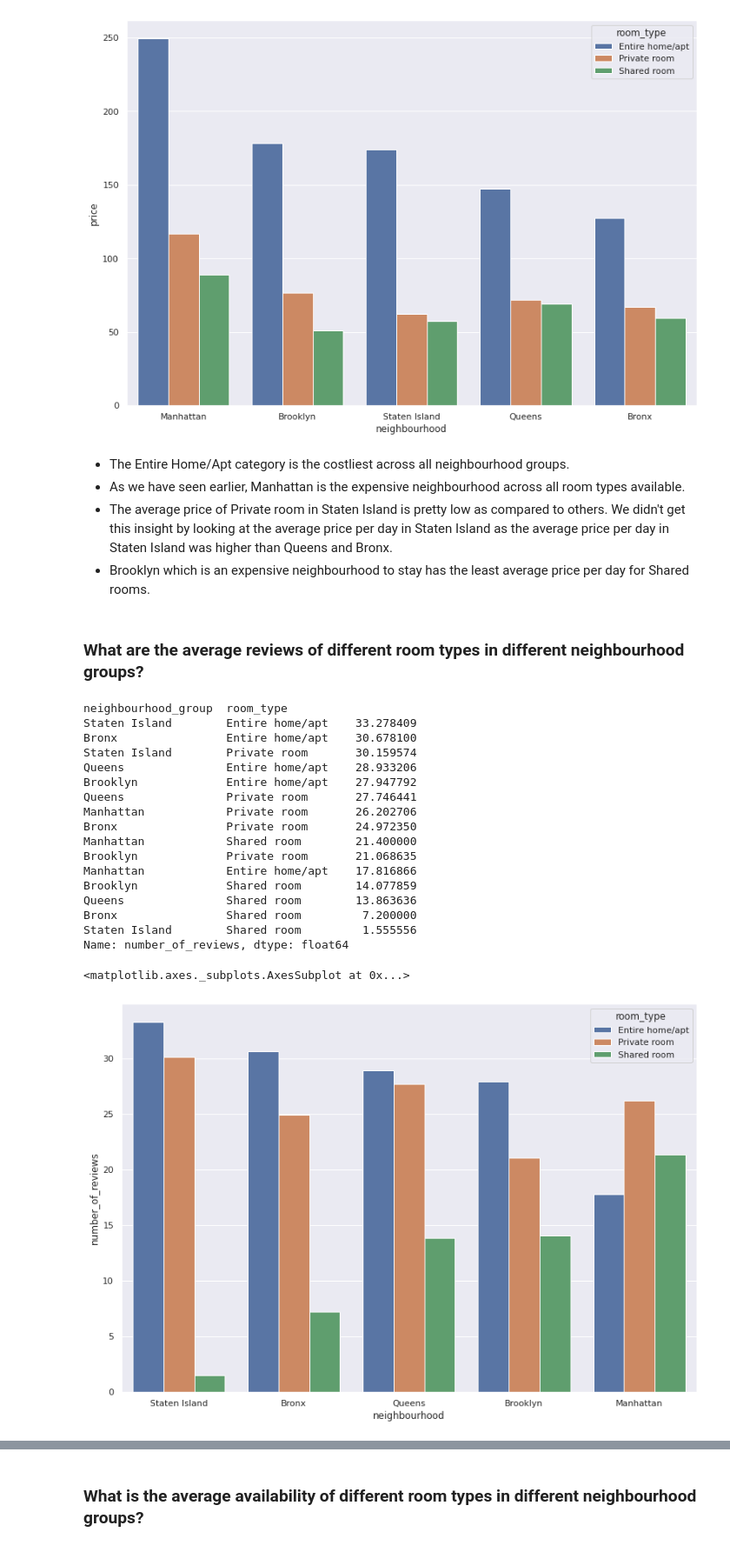
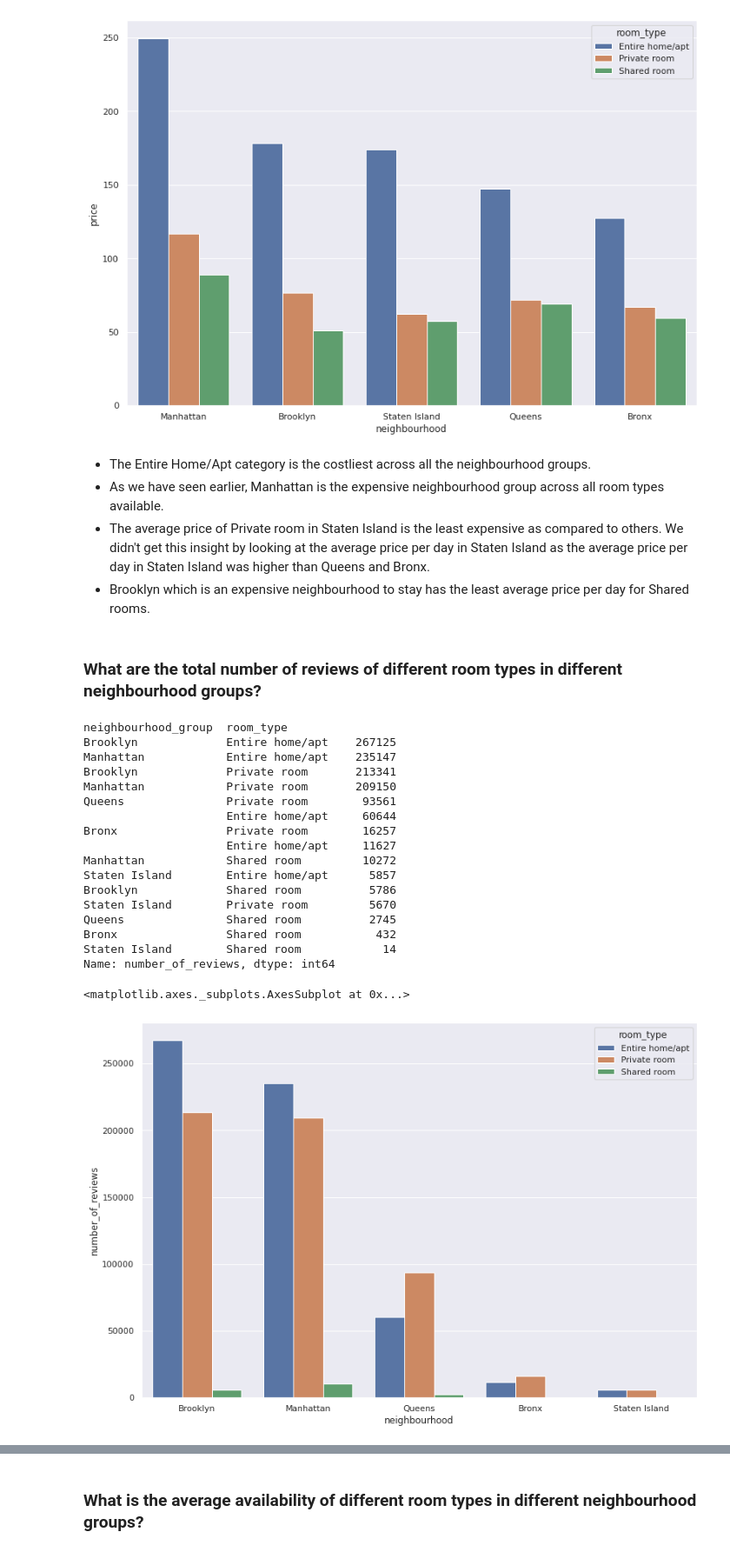
Before and after one commit to Rudrajit12/Airbnb-Bookings-Analysis, a Jupyter notebook: Airbnb_Bookings_Analysis_Capstone_Project.ipynb, the cells around one changed output, grey strips where cells are left out. Shown at 87% size. Drawn from its saved outputs; the diff is of its cells as text; code cells hidden in the pictures.

```diff
--- a/Airbnb_Bookings_Analysis_Capstone_Project.ipynb
+++ b/Airbnb_Bookings_Analysis_Capstone_Project.ipynb
@@ -629,38 +650,38 @@ Name: price, dtype: float64
 <matplotlib.axes._subplots.AxesSubplot at 0x...>
 [figure]
 # %% [markdown]
-* The Entire Home/Apt category is the costliest across all neighbourhood groups.
-* As we have seen earlier, Manhattan is the expensive neighbourhood across all room types available.
-* The average price of Private room in Staten Island is pretty low as compared to others. We didn't get this insight by looking at the average price per day in Staten Island as the average price per day in Staten Island was higher than Queens and Bronx.
+* The Entire Home/Apt category is the costliest across all the neighbourhood groups.
+* As we have seen earlier, Manhattan is the expensive neighbourhood group across all room types available.
+* The average price of Private room in Staten Island is the least expensive as compared to others. We didn't get this insight by looking at the average price per day in Staten Island as the average price per day in Staten Island was higher than Queens and Bronx.
 * Brooklyn which is an expensive neighbourhood to stay has the least average price per day for Shared rooms.
 # %% [markdown]
-### **What are the average reviews of different room types in different neighbourhood groups?**
+### **What are the total number of reviews of different room types in different neighbourhood groups?**
 # %%
-# average reviews of room types in different neighbourhood groups
-reviews_neighbourhoods = bnb_df.groupby(['neighbourhood_group','room_type'])['number_of_reviews'].mean().sort_values(ascending=False)
+# number of reviews of room types in different neighbourhood groups
+reviews_neighbourhoods = bnb_df.groupby(['neighbourhood_group','room_type'])['number_of_reviews'].sum().sort_values(ascending=False)
 print(reviews_neighbourhoods)
 
 # convert it into a dataframe and plot
 review_df = pd.DataFrame(reviews_neighbourhoods)
 review_df = review_df.rename_axis(['neighbourhood','room_type']).reset_index()
 sns.barplot(x='neighbourhood', y='number_of_reviews', hue='room_type', data=review_df)
 # %% [output]
 neighbourhood_group  room_type
-Staten Island        Entire home/apt    33.278409
-Bronx                Entire home/apt    30.678100
-Staten Island        Private room       30.159574
-Queens               Entire home/apt    28.933206
-Brooklyn             Entire home/apt    27.947792
-Queens               Private room       27.746441
-Manhattan            Private room       26.202706
-Bronx                Private room       24.972350
-Manhattan            Shared room        21.400000
-Brooklyn             Private room       21.068635
-Manhattan            Entire home/apt    17.816866
-Brooklyn             Shared room        14.077859
-Queens               Shared room        13.863636
-Bronx                Shared room         7.200000
-Staten Island        Shared room         1.555556
-Name: number_of_reviews, dtype: float64
+Brooklyn             Entire home/apt    267125
+Manhattan            Entire home/apt    235147
+Brooklyn             Private room       213341
+Manhattan            Private room       209150
+Queens               Private room        93561
+                     Entire home/apt     60644
+Bronx                Private room        16257
+                     Entire home/apt     11627
+Manhattan            Shared room         10272
+Staten Island        Entire home/apt      5857
+Brooklyn             Shared room          5786
+Staten Island        Private room         5670
+Queens               Shared room          2745
+Bronx                Shared room           432
+Staten Island        Shared room            14
+Name: number_of_reviews, dtype: int64
 <matplotlib.axes._subplots.AxesSubplot at 0x...>
-[figure, old version]
+[figure, new version]
```
Also changed, not shown: parts of 39 cells of this notebook.
